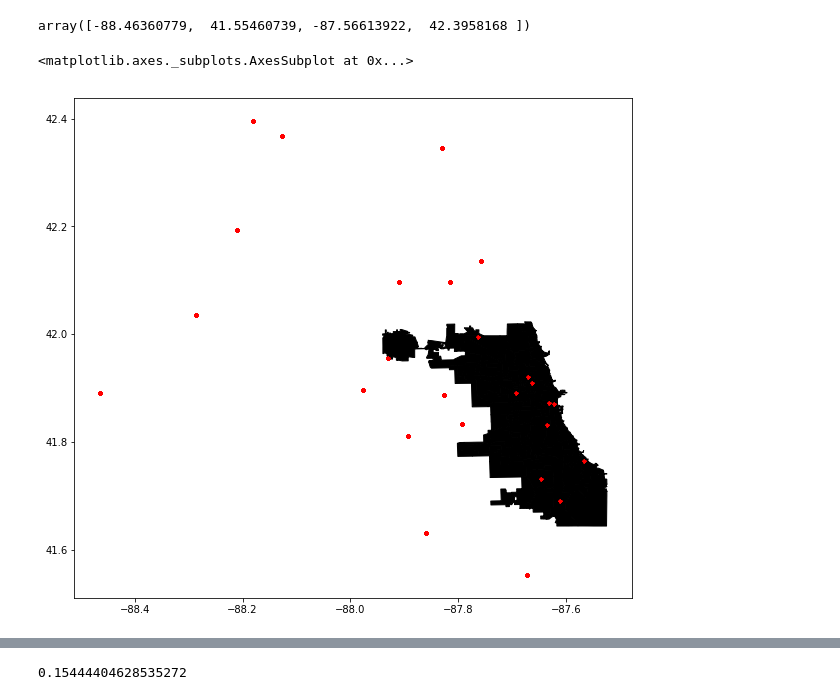
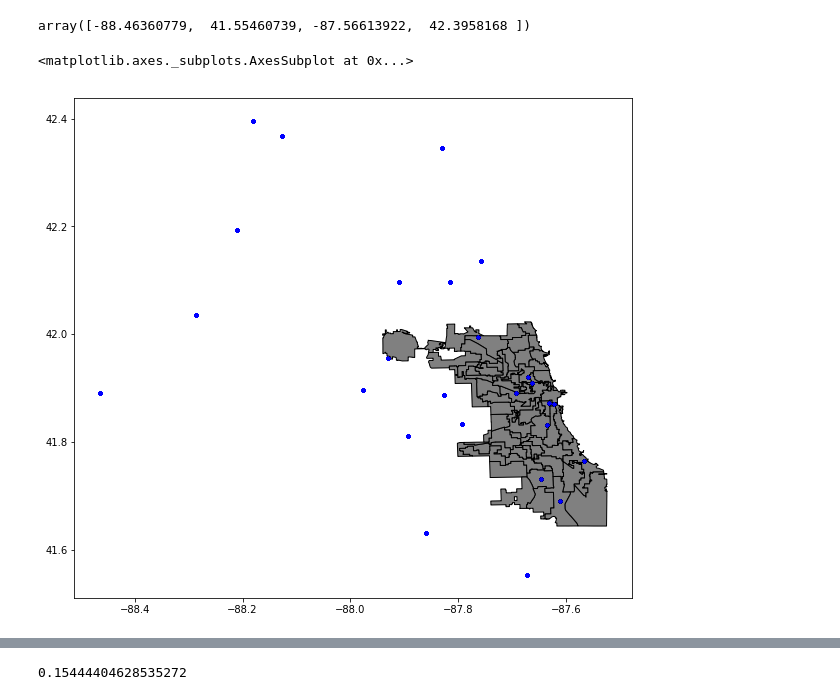
Before and after one commit to alha282/Metra-Delay, a Jupyter notebook: Ward Analysis.ipynb, the cells around one changed output, grey strips where cells are left out. Drawn from its saved outputs; the diff is of its cells as text; code cells hidden in the pictures.

```diff
--- a/Ward Analysis.ipynb
+++ b/Ward Analysis.ipynb
@@ -90,11 +99,11 @@ fourtyfive = wards.geometry[49]
 # %%
 #overlay the points of delay with a map of Chicago
 
-base = wards.plot(column = 'geometry', figsize = (10,10), color = 'black', edgecolor = 'black')
-delays_geo.plot(ax = base, marker='o', color='red', markersize = 5)
+base = wards.plot(column = 'geometry', figsize = (10,10), color = 'grey', edgecolor = 'black')
+delays_geo.plot(ax = base, marker='o', color='blue', markersize = 5)
 # %% [output]
 <matplotlib.axes._subplots.AxesSubplot at 0x...>
-[figure, old version]
+[figure, new version]
 # %%
 #this method is used to create a heatmap given geometry points
 
```
Also changed, not shown: parts of 6 cells of this notebook.
